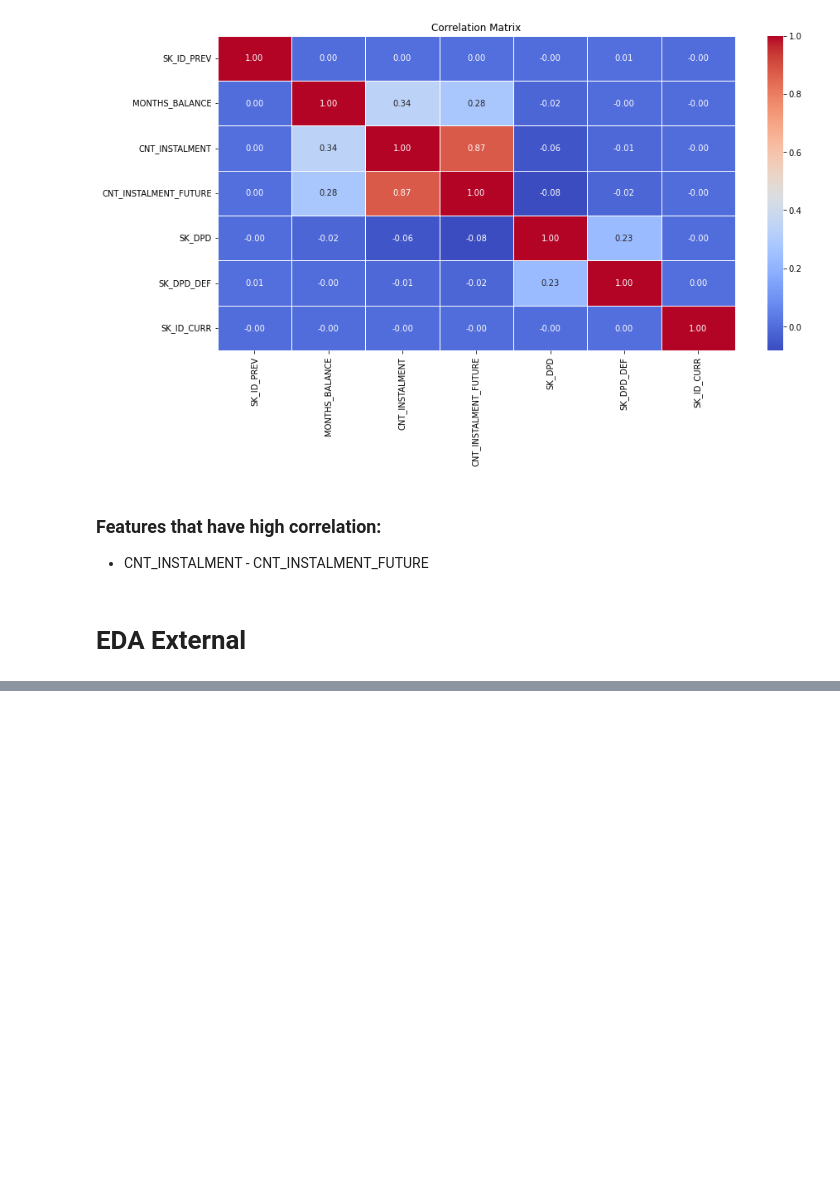
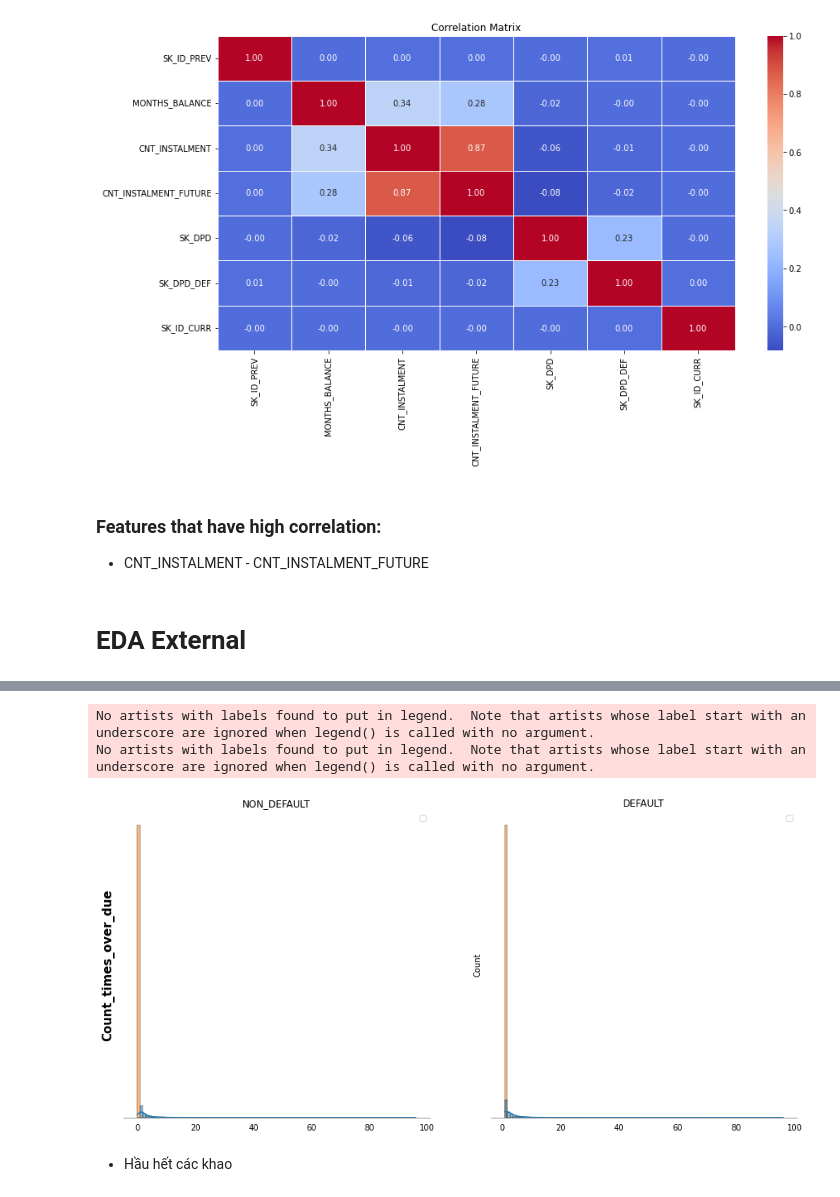
Before and after one commit to dunp7/Home-Default-Credit-Risk, a Jupyter notebook: Cleaning + EDA/POS_Cash_Balance.ipynb, the cells around one changed output, grey strips where cells are left out. Saved outputs shown, nothing was run; the diff lists cells and outputs as text; code cells hidden in the pictures; blank space fills up the shorter version.

```diff
--- a/Cleaning + EDA/POS_Cash_Balance.ipynb
+++ b/Cleaning + EDA/POS_Cash_Balance.ipynb
@@ -145,0 +173,17 @@ for col in num_data.iloc[:,1:5]:
+# %%
+# dem xem trong 1 khoan vay ho nop tien muon bao nhieu lan
+
+sk_dpd_count_overdue = pos[pos['SK_DPD'] > 0].sort_values(by=['MONTHS_BALANCE'])\
+    .groupby(["SK_ID_CURR", "SK_ID_PREV"])['SK_DPD'].agg('count').reset_index()\
+        .rename(columns={'SK_DPD':'Count_times_over_due'})
+
+pos_filter = pd.merge(pos_filter, sk_dpd_count_overdue , on=['SK_ID_CURR', 'SK_ID_PREV'], how='left')
+
+obj1 = Bivariate_Analysis(df = pos_filter, col1= 'Count_times_over_due', num= True)
+obj1.plothistogram()
+# %% [output]
+No artists with labels found to put in legend.  Note that artists whose label start with an underscore are ignored when legend() is called with no argument.
+No artists with labels found to put in legend.  Note that artists whose label start with an underscore are ignored when legend() is called with no argument.
+[figure, added]
+# %% [markdown]
+* Hầu hết các khao
```
Also changed, not shown: parts of 15 cells of this notebook, 2 other files.
